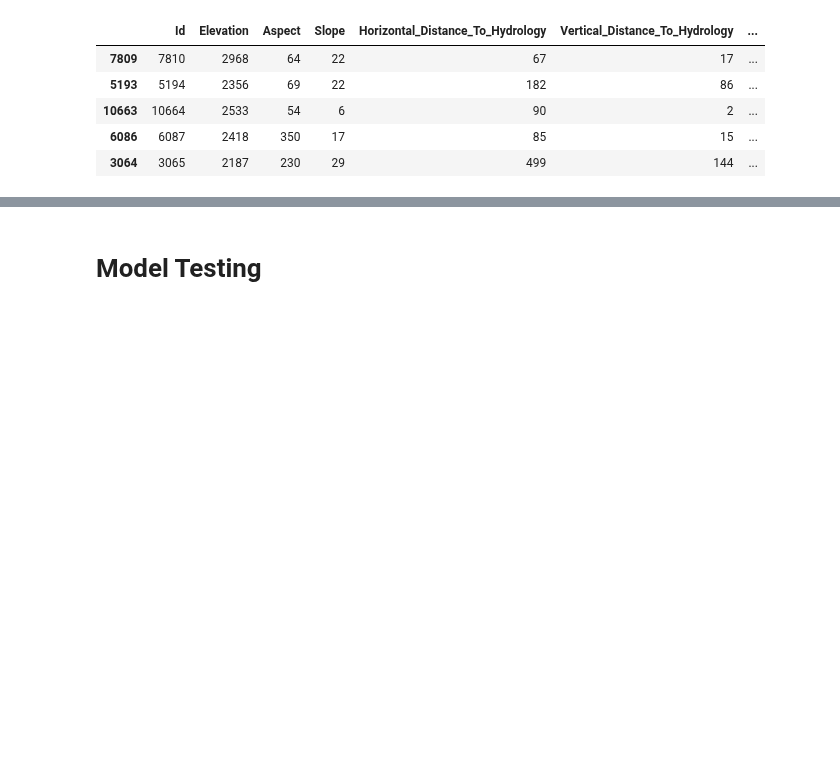
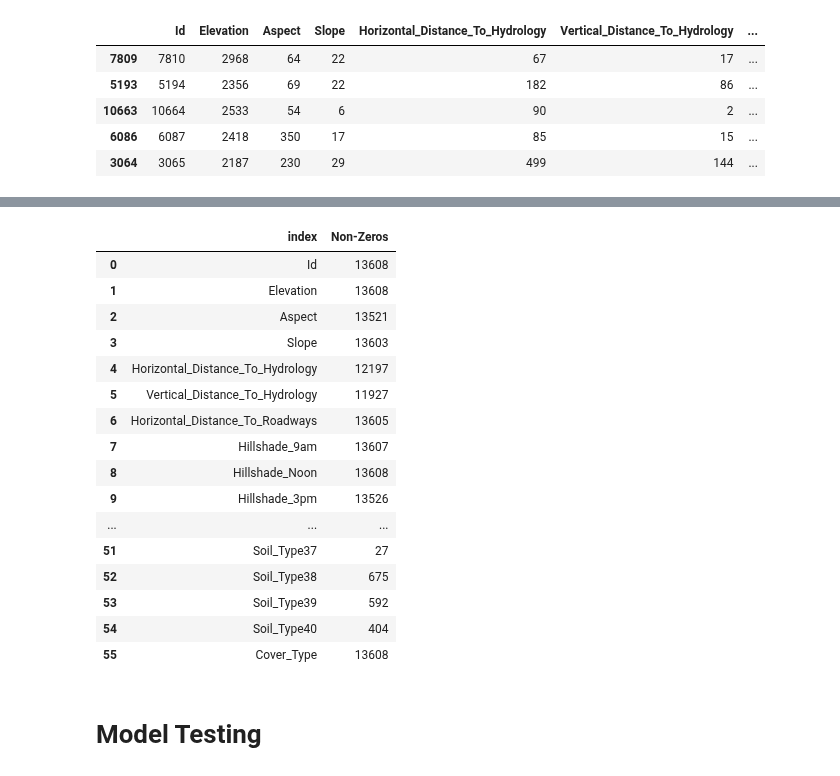
Before and after one commit to sams-data/mids-w207_9_sp22_forest_cover_classification, a Jupyter notebook: Bridwell_Carmeli_Hand_Stephens_finalprojectbaseline.ipynb, the cells around one changed output, grey strips where cells are left out. Saved outputs shown, nothing was run; the diff lists cells and outputs as text; code cells hidden in the pictures; blank space fills up the shorter version.

```diff
--- a/Bridwell_Carmeli_Hand_Stephens_finalprojectbaseline.ipynb
+++ b/Bridwell_Carmeli_Hand_Stephens_finalprojectbaseline.ipynb
@@ -172,3 +197,23 @@ Horizontal_Distance_To_Fire_Points  :  2
+# %%
+train_df.astype(bool).sum(axis=0).reset_index(name='Non-Zeros')
+# %% [output]
+|  | index | Non-Zeros |
+| 0 | Id | 13608 |
+| 1 | Elevation | 13608 |
+| 2 | Aspect | 13521 |
+| 3 | Slope | 13603 |
+| 4 | Horizontal_Distance_To_Hydrology | 12197 |
+| 5 | Vertical_Distance_To_Hydrology | 11927 |
+| 6 | Horizontal_Distance_To_Roadways | 13605 |
+| 7 | Hillshade_9am | 13607 |
+| 8 | Hillshade_Noon | 13608 |
+| 9 | Hillshade_3pm | 13526 |
+| ... | ... | ... |
+| 51 | Soil_Type37 | 27 |
+| 52 | Soil_Type38 | 675 |
+| 53 | Soil_Type39 | 592 |
+| 54 | Soil_Type40 | 404 |
+| 55 | Cover_Type | 13608 |
 # %% [markdown]
 # Model Testing
 # %% [markdown]
```
Also changed, not shown: parts of 6 cells of this notebook.
